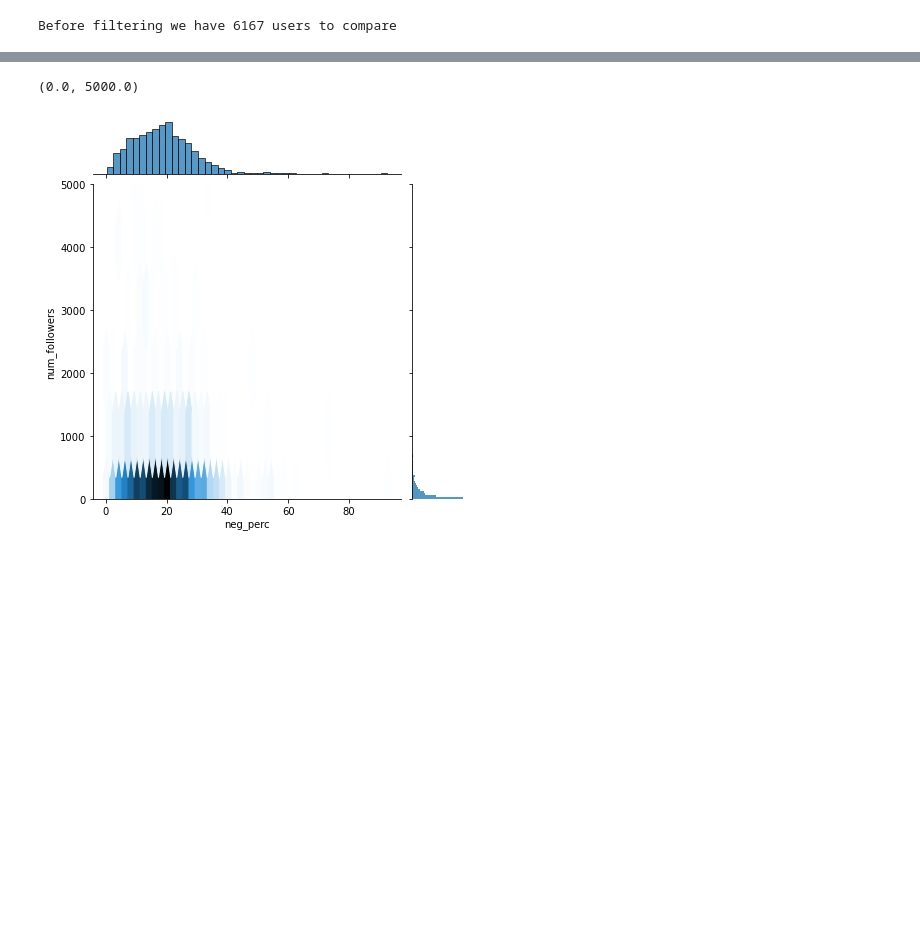
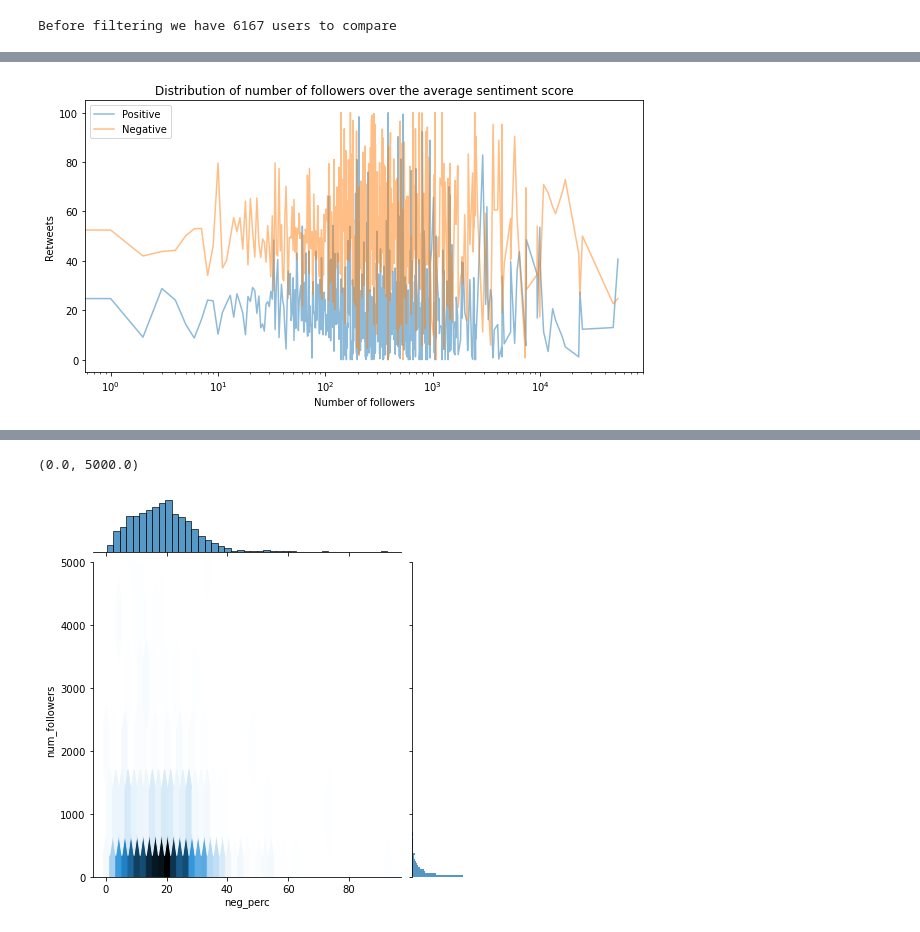
Before and after one commit to epfl-ada/ada-2020-project-milestone-p3-p3_musetti-adaletti, a Jupyter notebook: Creative_extension_analysis.ipynb, the cells around one changed output, grey strips where cells are left out. Cells and saved outputs as stored; diff of their text form; code cells hidden in the pictures; blank space fills up the shorter version.

```diff
--- a/Creative_extension_analysis.ipynb
+++ b/Creative_extension_analysis.ipynb
@@ -1203,0 +1268,17 @@ plt.xscale('log')
+# %%
+number_followers = df_followers.index
+
+plt.figure(figsize=(10,5))
+plt.plot(number_followers,df_followers.num_retweet_neg_perc, alpha=0.5, label="Positive")
+plt.plot(number_followers,df_followers.num_retweet_pos_perc, alpha=0.5, label="Negative")
+
+plt.legend(loc = 'upper left')
+plt.title('Distribution of number of followers over the average sentiment score')
+plt.xlabel('Number of followers')
+plt.ylabel('Retweets')
+#plt.yscale('log')
+plt.xscale('log')
+
+plt.show()
+# %% [output]
+[figure, added]
```
Also changed, not shown: parts of 16 cells of this notebook.
